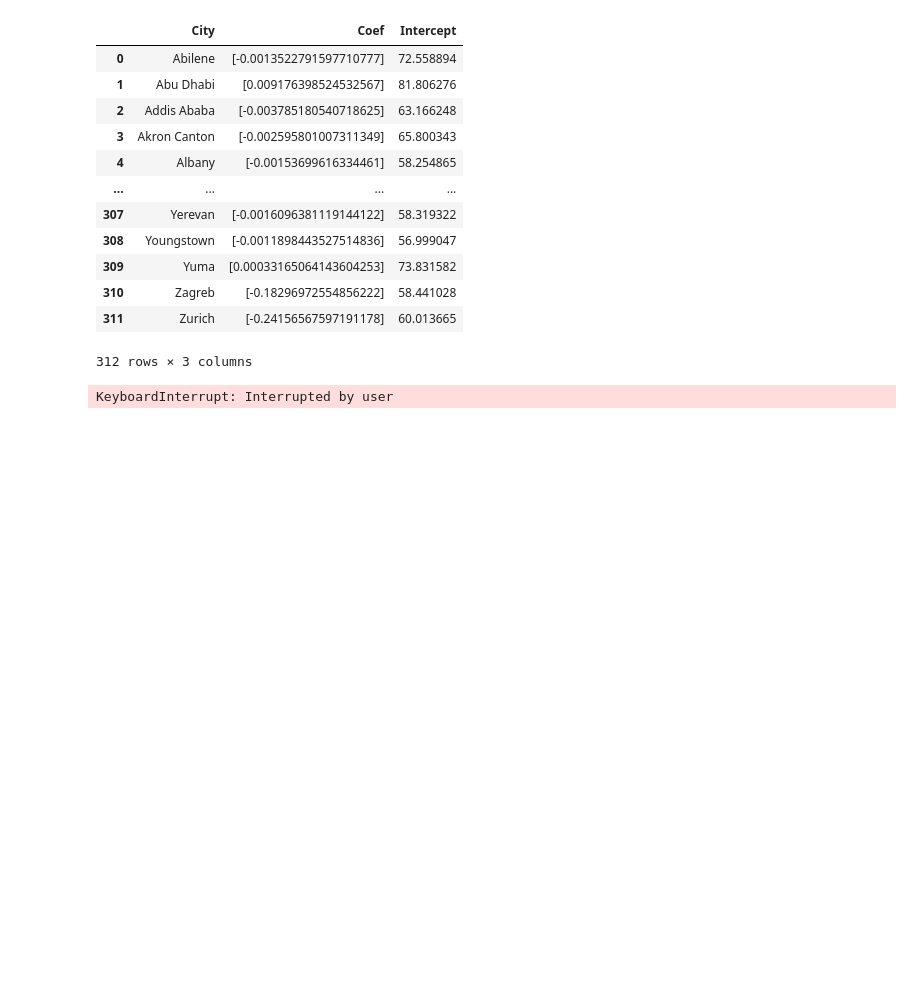
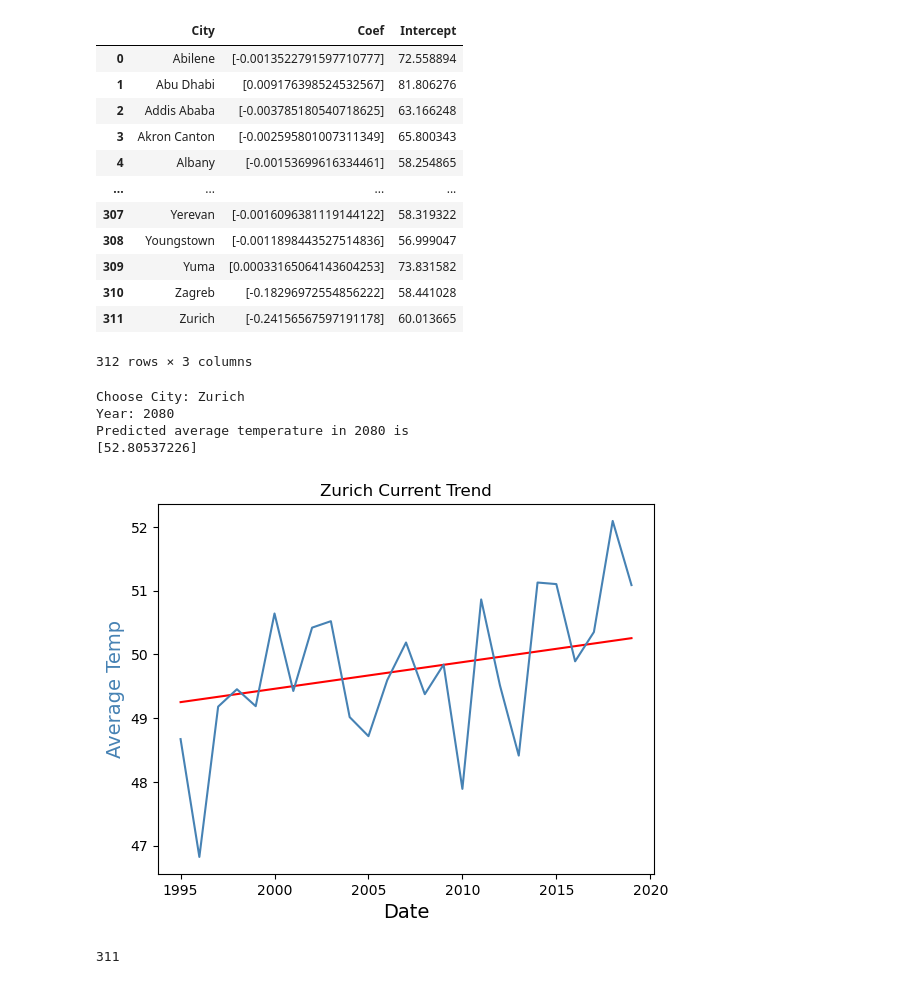
Before and after one commit to sherryli1116/finalproject-group15, a Jupyter notebook: Starter.ipynb, the cells around one changed output. Cells and saved outputs as stored; diff of their text form; code cells hidden in the pictures; blank space fills up the shorter version.

Commit message:
Corrected graphs

```diff
--- a/Starter.ipynb
+++ b/Starter.ipynb
@@ -418,27 +418,34 @@ Eqdf3
 # %%
 #Temperature Estimator
 while True:             # Loop continuously
     TargetCity = input('Choose City:')
     TargetYear= input('Year:')
     if (Eqdf2['City'] == TargetCity).any():
         Tempdf=Eqdf2.loc[Eqdf2['City'] == TargetCity]
         Temperature=Tempdf.iloc[0]['Coef']*int(TargetYear)+Tempdf.iloc[0]['Intercept']
         B= Eqdf2.index[Eqdf2['City']==TargetCity].tolist()
         A=B[0]
+        formula=Tempdf.iloc[0]['Coef']*df_list2[A].Year+Tempdf.iloc[0]['Intercept']
         #Z=A[0]
         print("Predicted average temperature in " + TargetYear + " is ")
         print(Temperature)
         fig,ax=plt.subplots()
-        ax.plot(df_list2[A].Year,df_list2[A].co2,color='red')
-        Title=df.iloc[1,4]
+        ax.plot(df_list2[A].Year,formula,color='red')
+        Title=df_list2[A].iloc[1,4]
         plt.title(Title + " " + "Current Trend")
         ax.set_xlabel('Date',fontsize=14)
-        ax.set_ylabel('CO2 Emission',color='red',fontsize=14)
-        ax2=ax.twinx()
-        ax2.plot(df_list2[A].Year,df_list2[A].AvgTemperature,color='steelblue')
-        ax2.set_ylabel('Average Temp',color='steelblue',fontsize=14)
+        ax.set_ylabel('Temperature Trend',color='red',fontsize=14)
+        #ax2=ax.twinx()
+        ax.plot(df_list2[A].Year,df_list2[A].AvgTemperature,color='steelblue')
+        ax.set_ylabel('Average Temp',color='steelblue',fontsize=14)
         break
 # %% [output]
-KeyboardInterrupt: Interrupted by user
+Choose City: Zurich
+Year: 2080
+Predicted average temperature in 2080 is
+[52.80537226]
+[figure, added]
 # %%
 print(A)
+# %% [output]
+311
```
